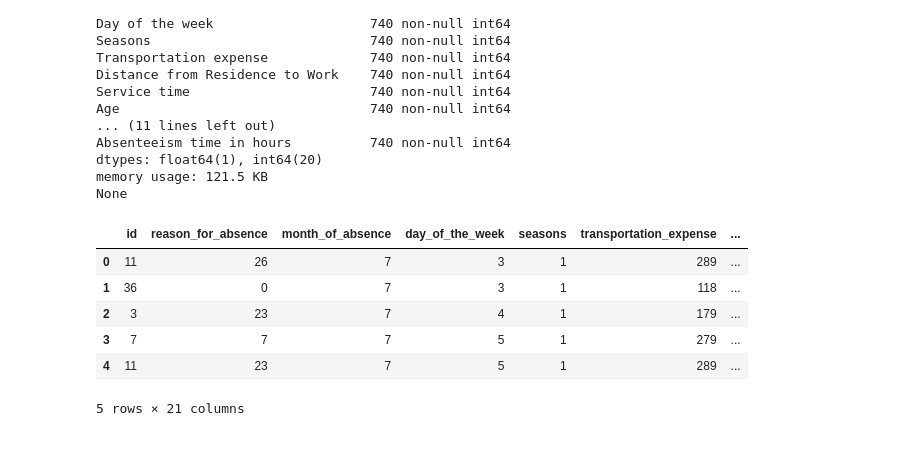
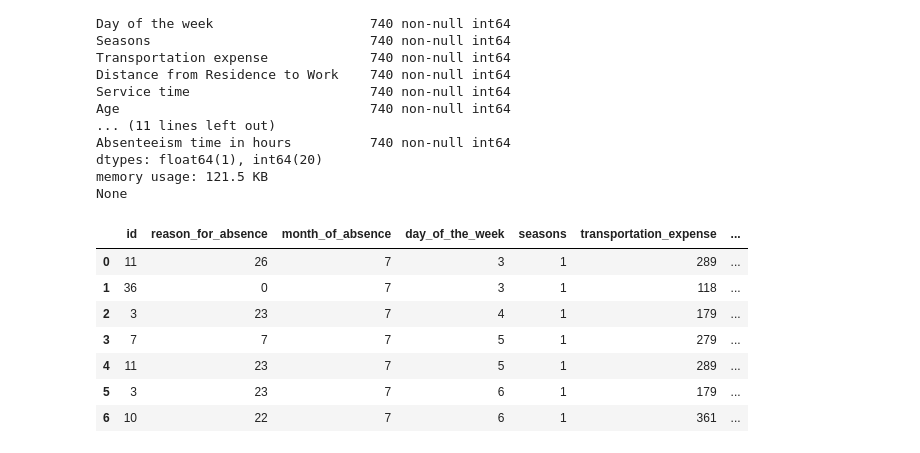
Before and after one commit to chasnew/data-analysis-repository, a Jupyter notebook: Absenteeism at work/Analysis of Absenteeism.ipynb, the cells around one changed output. Drawn from its saved outputs; the diff is of its cells as text; code cells hidden in the pictures.

Commit message:
Further exploratory data analysis

```diff
--- a/Absenteeism at work/Analysis of Absenteeism.ipynb
+++ b/Absenteeism at work/Analysis of Absenteeism.ipynb
@@ -90,12 +93,13 @@ for col in data.columns:
 
 data.columns = new_cols
 # %%
-data.head(5)
+data.iloc[:,:10].head(7)
 # %% [output]
 |  | id | reason_for_absence | month_of_absence | day_of_the_week | seasons | transportation_expense | ... |
 | 0 | 11 | 26 | 7 | 3 | 1 | 289 | ... |
 | 1 | 36 | 0 | 7 | 3 | 1 | 118 | ... |
 | 2 | 3 | 23 | 7 | 4 | 1 | 179 | ... |
 | 3 | 7 | 7 | 7 | 5 | 1 | 279 | ... |
 | 4 | 11 | 23 | 7 | 5 | 1 | 289 | ... |
+| 5 | 3 | 23 | 7 | 6 | 1 | 179 | ... |
+| 6 | 10 | 22 | 7 | 6 | 1 | 361 | ... |
-5 rows × 21 columns
```
Also changed, not shown: parts of 33 cells of this notebook.
